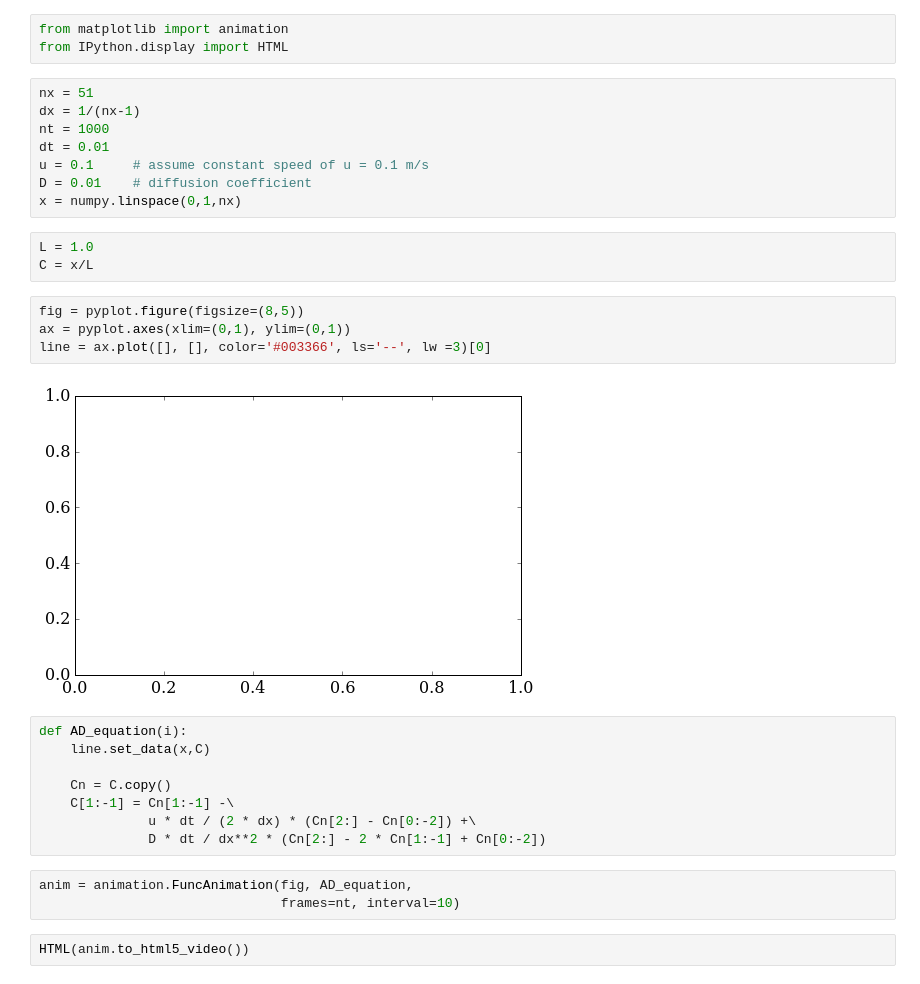
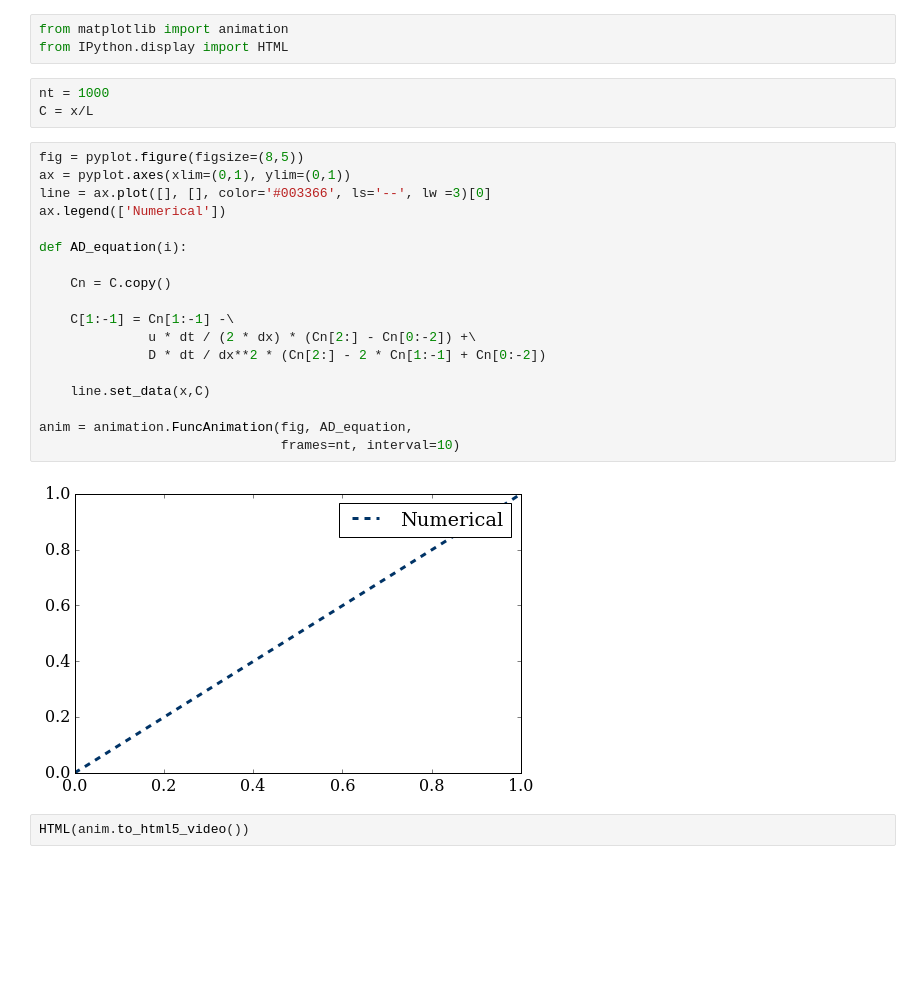
Before and after one commit to numerical-mooc/assignment-bank-2016, a Jupyter notebook: yueyang1992/AD_equation.ipynb, the cells around one changed output. Saved outputs shown, nothing was run; the diff lists cells and outputs as text; blank space fills up the shorter version.

```diff
--- a/yueyang1992/AD_equation.ipynb
+++ b/yueyang1992/AD_equation.ipynb
@@ -38,34 +39,29 @@ pyplot.ylim(0,1)
 # %%
 from matplotlib import animation
 from IPython.display import HTML
-# %%
-nx = 51
-dx = 1/(nx-1)
-nt = 1000
-dt = 0.01
-u = 0.1     # assume constant speed of u = 0.1 m/s
-D = 0.01    # diffusion coefficient
-x = numpy.linspace(0,1,nx)
 # %%
-L = 1.0
+nt = 1000
 C = x/L
 # %%
 fig = pyplot.figure(figsize=(8,5))
 ax = pyplot.axes(xlim=(0,1), ylim=(0,1))
 line = ax.plot([], [], color='#003366', ls='--', lw =3)[0]
+ax.legend(['Numerical'])
+
+def AD_equation(i):
+
+    Cn = C.copy()
+
+    C[1:-1] = Cn[1:-1] -\
+              u * dt / (2 * dx) * (Cn[2:] - Cn[0:-2]) +\
+              D * dt / dx**2 * (Cn[2:] - 2 * Cn[1:-1] + Cn[0:-2])
+
+    line.set_data(x,C)
+
+anim = animation.FuncAnimation(fig, AD_equation,
+                               frames=nt, interval=10)
 # %% [output]
-[figure, old version]
+[figure, new version]
-# %%
-def AD_equation(i):
-    line.set_data(x,C)
-
-    Cn = C.copy()
-    C[1:-1] = Cn[1:-1] -\
-              u * dt / (2 * dx) * (Cn[2:] - Cn[0:-2]) +\
-              D * dt / dx**2 * (Cn[2:] - 2 * Cn[1:-1] + Cn[0:-2])
-# %%
-anim = animation.FuncAnimation(fig, AD_equation,
-                               frames=nt, interval=10)
 # %%
 HTML(anim.to_html5_video())
 # %% [output]
```
Also changed, not shown: parts of 16 cells of this notebook.
